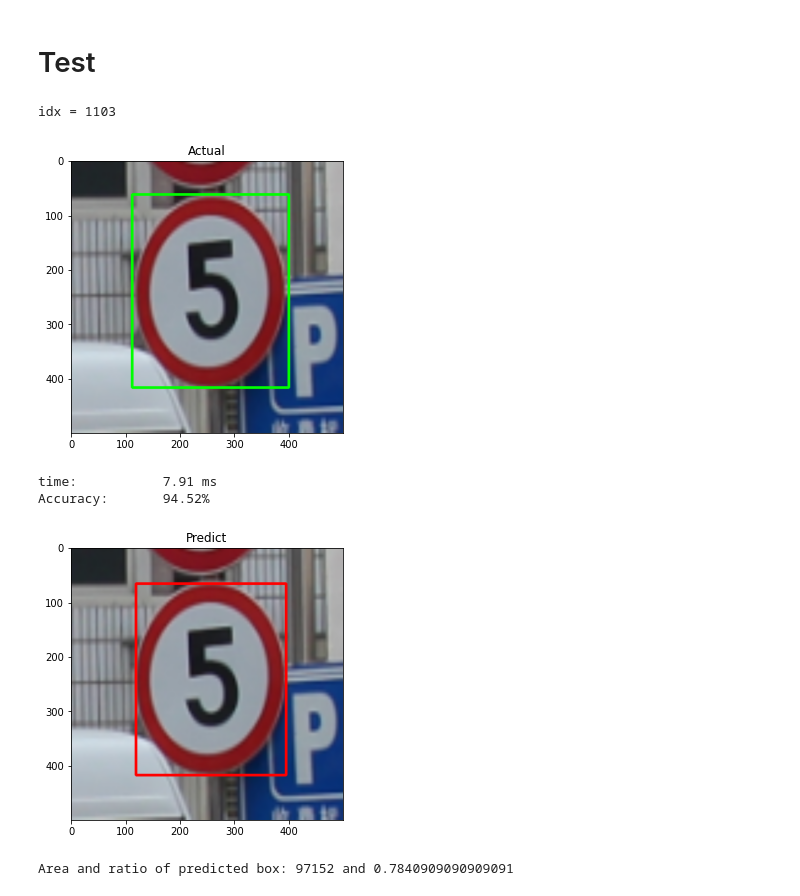
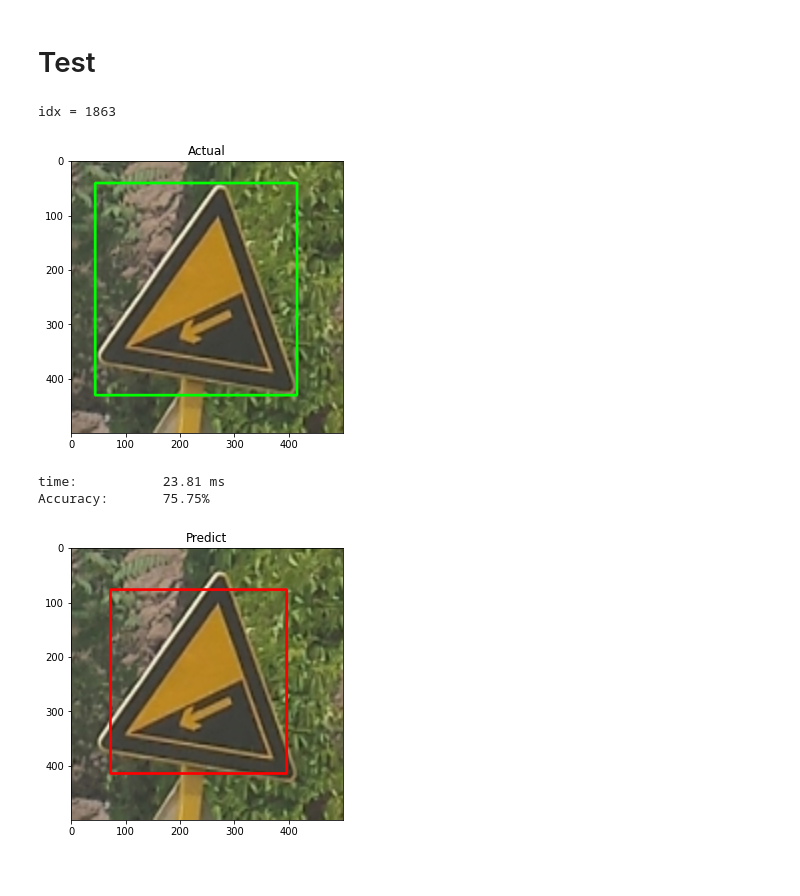
Before and after one commit to chengboon-utar/mini-project, a Jupyter notebook: test.ipynb, the cells around one changed output. Drawn from its saved outputs; the diff is of its cells as text; code cells hidden in the pictures.

```diff
--- a/test.ipynb
+++ b/test.ipynb
@@ -172,6 +356,7 @@ idx = 1071
 ## HSV Hue and Saturation Thresholding
 # %%
 def hsv_threshold(hsv):
+    hsv = hsv_equalize(hsv)
     h, s, v = cv.split(hsv)
 
     _, h_thresh = cv.threshold(h, 0, 255, cv.THRESH_BINARY + cv.THRESH_OTSU)
@@ -185,10 +370,9 @@ def hsv_threshold(hsv):
     # thresh = cv.dilate(thresh, np.ones((12, 12), np.uint8), iterations=1)
     # thresh = cv.morphologyEx(thresh, cv.MORPH_CLOSE, np.ones((15, 15), np.uint8))
     # thresh = cv.bitwise_not(thresh)
-
     return thresh
 
-img = random_img()[1]
+img = random_img(1863)[1]
 img = cv.resize(img, (500, 500))
 plot(cv.cvtColor(img, cv.COLOR_BGR2RGB))
 hsv = cv.cvtColor(img, cv.COLOR_BGR2HSV)
@@ -201,12 +385,14 @@ idx = 820
 # %%
-def get_threshs(hsv):
+def get_threshs(img):
+    hsv = cv.cvtColor(img, cv.COLOR_BGR2HSV)
+
     threshs = []
     threshs.append(red_mask(hsv))
     threshs.append(blue_mask(hsv))
-    threshs.append(yellow_mask(hsv))
-    # threshs.append(hsv_threshold(hsv))
-    threshs.append(hsv_color_range_threshold(hsv))
-    threshs.append(cv.add(red_mask(hsv), blue_mask(hsv)))
+    threshs.append(yellow_mask(img))
+    threshs.append(hsv_threshold(hsv))
+    # threshs.append(hsv_color_range_threshold(hsv))
+    # threshs.append(cv.add(red_mask(hsv), blue_mask(hsv)))
 
 
     for i in range(len(threshs)):
@@ -242,8 +428,8 @@ def get_threshs(hsv):
 
     return threshs
 
-hsv = cv.cvtColor(random_img(477)[1], cv.COLOR_BGR2HSV)
-hsv = cv.resize(hsv, (500, 500))
+img = random_img(477)[1]
+hsv = cv.resize(img, (500, 500))
 # get_threshs(hsv)
 # %% [output]
 idx = 477
@@ -260,18 +446,24 @@ def get_contour(img, threshs):
     height, width = img.shape[:2]
 
     cnts = []
+    copy = img.copy()
     for c in contours:
         area = cv.contourArea(c)
         x, y, w, h = cv.boundingRect(c)
         ratio = w / h
         if ((w/h)<1.21 and (w/h)>0.59 and w>20):
-            if h != height and w != width:
+            if w!=width and h!=height and x>0 and y>0 and w>20 and h>20 and area>1000:
                 cnts.append(c)
+                cv.drawContours(copy, [c], -1, (0, 255, 0), 2)
+    # plot(copy)
+
 
     largest_contour = max(cnts, key=cv.contourArea) if cnts else None
     if largest_contour is not None:
         x, y, w, h = cv.boundingRect(largest_contour)
-    return [x, y, w, h]
+    else:
+        x, y, w, h = 0, 0, 0, 0
+    return x, y, w, h
 # %% [markdown]
 # Display Image
 # %%
@@ -281,10 +473,10 @@ def pred_box(img):
     rgb = cv.cvtColor(img.copy(), cv.COLOR_BGR2RGB)
     hsv = cv.cvtColor(img.copy(), cv.COLOR_BGR2HSV)
 
-    # hsv = cv.medianBlur(hsv, 5)
+    # img = cv.medianBlur(img, 9)
     # hsv = cv.bilateralFilter(hsv, 9, 75, 75)
 
-    threshs = get_threshs(hsv)
+    threshs = get_threshs(img)
 
     x, y, w, h = get_contour(rgb, threshs)
     rgb = cv.rectangle(rgb, (x, y), (x + w, y + h), (255, 0, 0), 4)
@@ -302,7 +494,9 @@ def actual_box(idx):
     return [x, y, w, h], img
 
 def test_box(filename):
-    return actual_box(data[data['filename'] == filename].index[0])
+    idx = data[data['filename'] == filename].index[0]
+    print(idx)
+    return actual_box(idx)
 # %%
 # accuracy evaluation
 # The measure works by calculating the overlapping areas of intersection between two bounding boxes, divided by the total area of both bounding boxes. This produces an “accuracy score” that can be used to measure how close two bounding boxes match.
@@ -323,34 +517,32 @@ def intersection_over_union(pred, actual):
 # %% [markdown]
 # Test
 # %%
-idx, img = random_img()
+idx, img = random_img(1863)
 # filename = '015_1_0001.png'
 # img = cv.imread('test/' + filename)
 
+# img = hsv_equalize(img)
 
 actualBox, actual = actual_box(idx)
 plot(actual, 'Actual')
 
 # testBox, test = test_box(filename)
 # plot(test, 'Test')
 
 start = time.perf_counter()
 
 predBox, pred = pred_box(img)
 
 end = time.perf_counter()
 iou = intersection_over_union(predBox, actualBox)
 
 print(f'time:\t\t{round((end - start) * 1000, 2)} ms')
 print(f'Accuracy:\t{round(iou, 2)}%')
 
 plot(pred, 'Predict')
-
-print(f'Area and ratio of predicted box: {predBox[2] * predBox[3]} and {predBox[2] / predBox[3]}')
 # %% [output]
-idx = 1103
+idx = 1863
-[figure, old version]
+[figure, new version]
-time:           7.91 ms
-Accuracy:       94.52%
+time:           23.81 ms
+Accuracy:       75.75%
-[figure, old version]
+[figure, new version]
-Area and ratio of predicted box: 97152 and 0.7840909090909091
```
Also changed, not shown: parts of 21 cells of this notebook.
